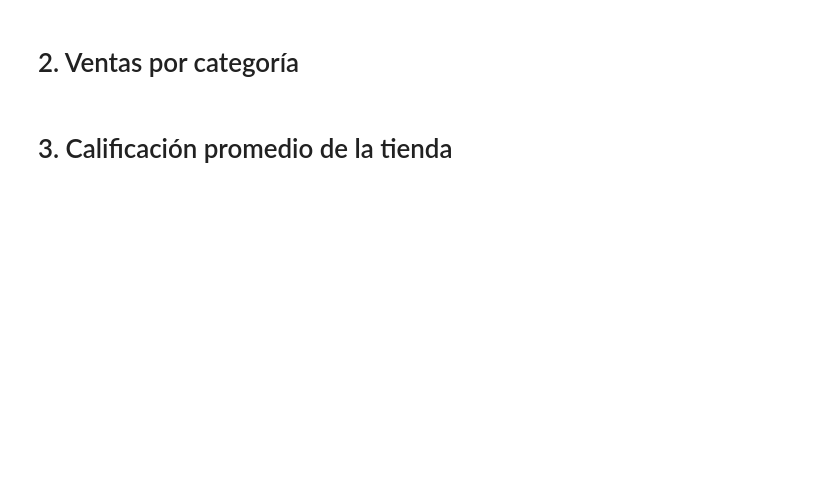
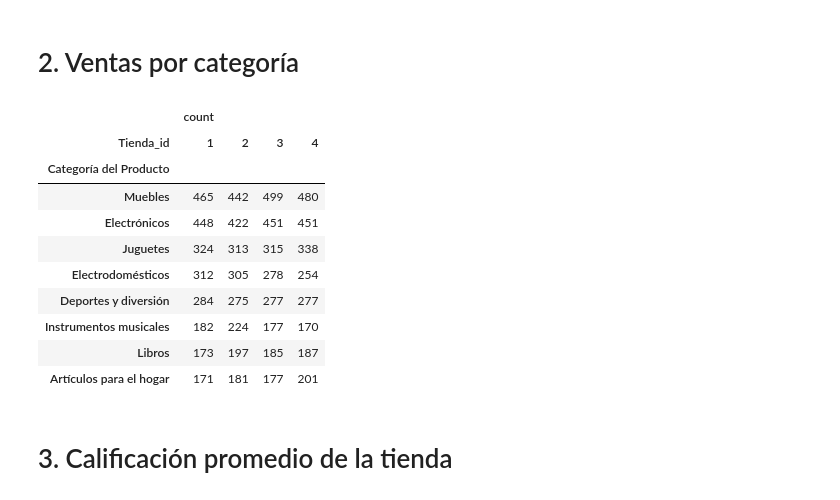
Before and after one commit to MiiguelHG/challenge-1-data-science-alura-latam, a Jupyter notebook: AluraStoreLatam.ipynb, the cells around one changed output. Drawn from its saved outputs; the diff is of its cells as text; code cells hidden in the pictures; blank space fills up the shorter version.

Commit message:
analisis de datos

```diff
--- a/AluraStoreLatam.ipynb
+++ b/AluraStoreLatam.ipynb
@@ -93,4 +92,26 @@ Name: Precio, dtype: float64
 # %% [markdown]
 # 2. Ventas por categoría
+# %%
+def conteo_categorias(datos:pd.DataFrame, columna: str):
+	categorias = datos.groupby('Tienda_id', as_index=False)[[columna]].value_counts()
+
+	return pd.pivot(data=categorias, index=columna, columns='Tienda_id').sort_values(ascending=False, by=('count', 1))
+# %%
+# categorias_populares = contar_grupos_por_columna(datos, 'Categoría del Producto')
+categorias_populares = conteo_categorias(datos, 'Categoría del Producto')
+# %%
+categorias_populares
+# %% [output]
+|  | count |  |  |  |
+| Tienda_id | 1 | 2 | 3 | 4 |
+| Categoría del Producto |  |  |  |  |
+| Muebles | 465 | 442 | 499 | 480 |
+| Electrónicos | 448 | 422 | 451 | 451 |
+| Juguetes | 324 | 313 | 315 | 338 |
+| Electrodomésticos | 312 | 305 | 278 | 254 |
+| Deportes y diversión | 284 | 275 | 277 | 277 |
+| Instrumentos musicales | 182 | 224 | 177 | 170 |
+| Libros | 173 | 197 | 185 | 187 |
+| Artículos para el hogar | 171 | 181 | 177 | 201 |
 # %% [markdown]
 # 3. Calificación promedio de la tienda
```
Also changed, not shown: parts of 9 cells of this notebook.
